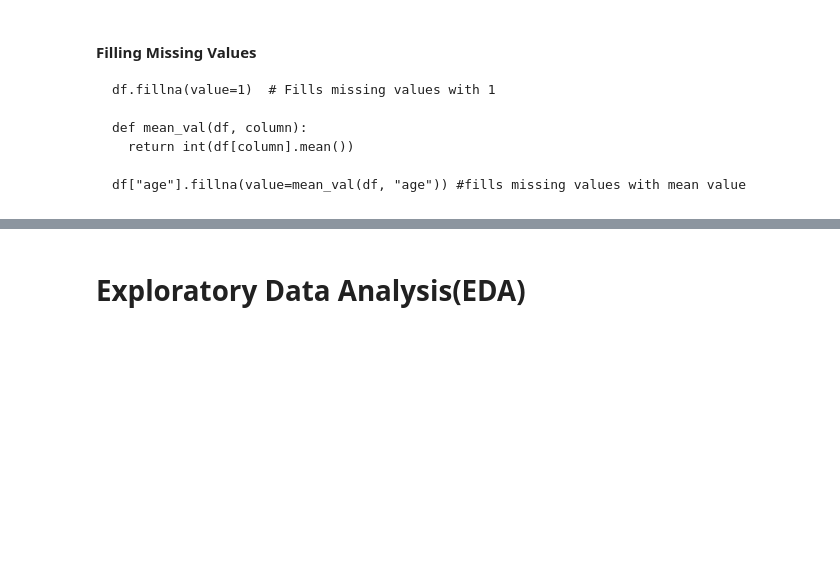
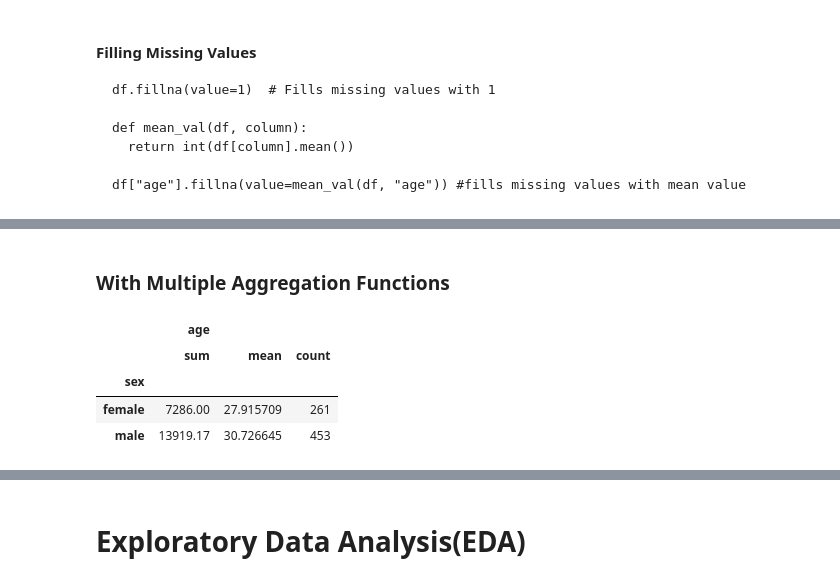
Before and after one commit to Trigenaris/Tutorial-for-Data-Literacy-Pandas-Library-and-EDA, a Jupyter notebook: Data_Literacy,_Pandas_and_EDA(Exploration_Data_Analysis).ipynb, the cells around one changed output, grey strips where cells are left out. Saved outputs shown, nothing was run; the diff lists cells and outputs as text; code cells hidden in the pictures; blank space fills up the shorter version.

```diff
--- a/Data_Literacy,_Pandas_and_EDA(Exploration_Data_Analysis).ipynb
+++ b/Data_Literacy,_Pandas_and_EDA(Exploration_Data_Analysis).ipynb
@@ -917,0 +978,11 @@ df.isnull().sum().sum()
+# %% [markdown]
+### With Multiple Aggregation Functions
+# %%
+df.groupby("sex").agg({"age": ["sum", "mean", "count"]})
+# grouped by sex and returned the sum, mean and count value of the age
+# %% [output]
+|  | age |  |  |
+|  | sum | mean | count |
+| sex |  |  |  |
+| female | 7286.00 | 27.915709 | 261 |
+| male | 13919.17 | 30.726645 | 453 |
```
Also changed, not shown: parts of 23 cells of this notebook.
